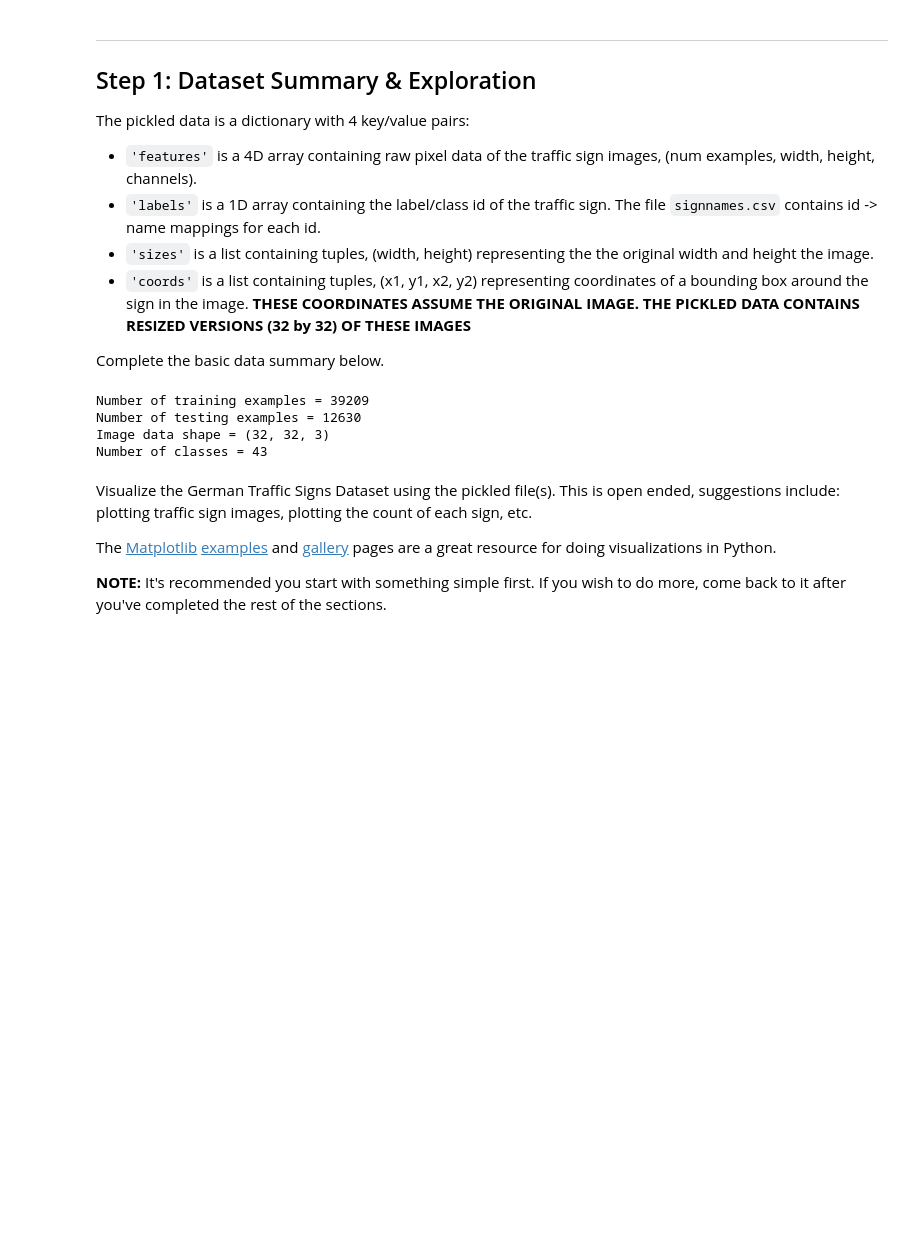
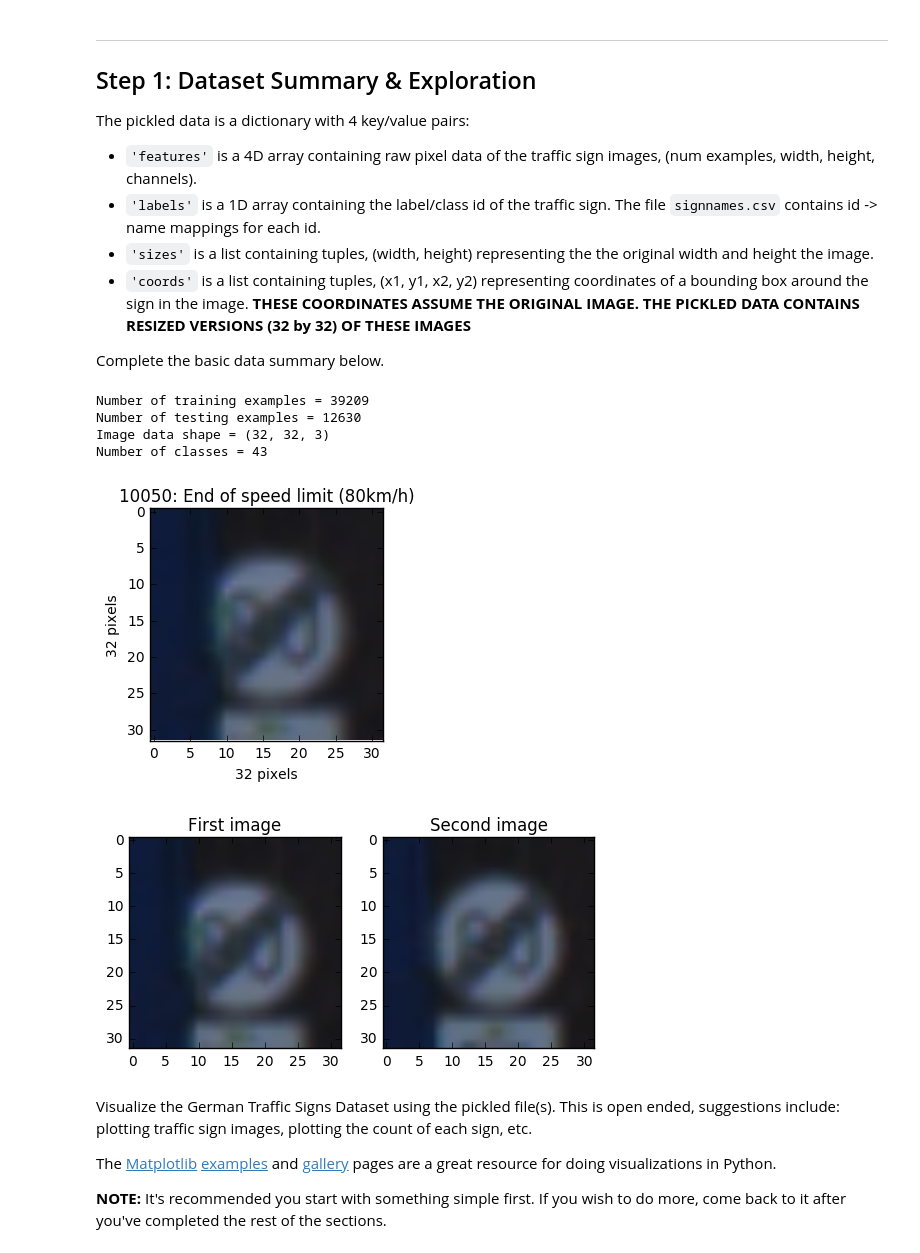
Before and after one commit to Jazzwall/sdcp2, a Jupyter notebook: Traffic_Sign_Classifier_start.ipynb, the cells around one changed output. Cells and saved outputs as stored; diff of their text form; code cells hidden in the pictures; blank space fills up the shorter version.

```diff
--- a/Traffic_Sign_Classifier_start.ipynb
+++ b/Traffic_Sign_Classifier_start.ipynb
@@ -32,19 +32,30 @@ Done
 # %%
 # Load pickled data
 import pickle
+import pandas as pd
 
 # TODO: Fill this in based on where you saved the training and testing data
 
 training_file = "./train.p"
 testing_file = "./test.p"
+signnames_file = "./signnames.csv"
 
-with open(training_file, mode='rb') as f:
-    train = pickle.load(f)
-with open(testing_file, mode='rb') as f:
-    test = pickle.load(f)
+try:
+    csv_file = open(signnames_file, 'r')
+
+    with open(training_file, mode='rb') as f:
+        train = pickle.load(f)
+    with open(testing_file, mode='rb') as f:
+        test = pickle.load(f)
+except IOError as my_error:
+    raise IOError("Trouble opening sign data files! Error: {}".format(my_error.strerror))
 
 X_train, y_train = train['features'], train['labels']
 X_test, y_test = test['features'], test['labels']
+
+df = pd.read_csv(csv_file)
+sign_types = df.SignName
+
 
 print("Files loaded.")
 
@@ -56,6 +67,7 @@ print("Image Shape: {}".format(X_train[0].shape))
 print()
 print("Training Set:   {} samples".format(len(X_train)))
 print("Test Set:       {} samples".format(len(X_test)))
+print("Signs:          {}".format(len(sign_types)))
 # %% [output]
 Files loaded.
 
@@ -78,28 +91,53 @@ The pickled data is a dictionary with 4 key/value pairs:
 Complete the basic data summary below.
 # %%
 ### Replace each question mark with the appropriate value.
+import matplotlib.pyplot as plt
 
 # TODO: Number of training examples
 n_train = X_train.shape[0]
 
 # TODO: Number of testing examples.
 n_test = X_test.shape[0]
 
 # TODO: What's the shape of each traffic sign image?
 image_shape = X_train[0].shape
 
 # TODO: How many unique classes/labels there are in the dataset.
-n_classes = 43
+n_classes = len(sign_types)
 
 print("Number of training examples =", n_train)
 print("Number of testing examples =", n_test)
 print("Image data shape =", image_shape)
 print("Number of classes =", n_classes)
+
+def show_train_sign(train_index = 100):
+    plt.figure(figsize=(3,3))
+    plt.title("{}: {}".format(train_index,sign_types[y_train[train_index]]))
+    plt.ylabel("{} pixels".format(image_shape[0]))
+    plt.xlabel("{} pixels".format(image_shape[1]))
+    plt.imshow(X_train[train_index])
+
+def show_multiple_images(train_index = 100):
+    fig = plt.figure()
+
+    fig.add_subplot(1,2,1)
+    plt.title("First image")
+    plt.imshow(X_train[train_index])
+    fig.add_subplot(1,2,2)
+    plt.title("Second image")
+    plt.imshow(X_train[train_index+1])
+
+    plt.show()  # IMPORTANT : uncomment when running from Jupyter Notebook
+
+show_train_sign(10050)
+show_multiple_images(10050)
 # %% [output]
 Number of training examples = 39209
 Number of testing examples = 12630
 Image data shape = (32, 32, 3)
 Number of classes = 43
+[figure, added]
+[figure, added]
 # %% [markdown]
 Visualize the German Traffic Signs Dataset using the pickled file(s). This is open ended, suggestions include: plotting traffic sign images, plotting the count of each sign, etc.
 
```
Also changed, not shown: parts of 7 cells of this notebook.
